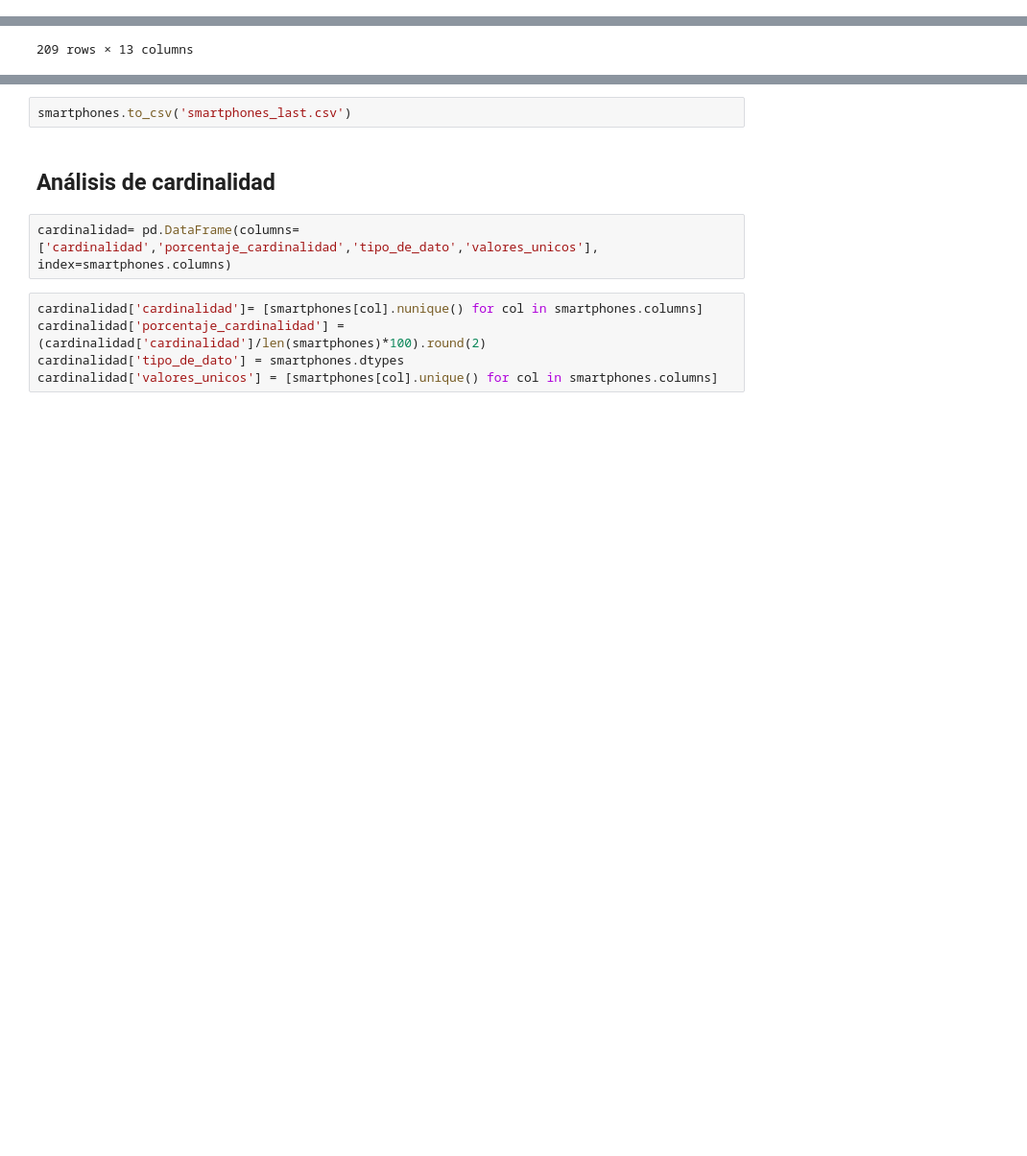
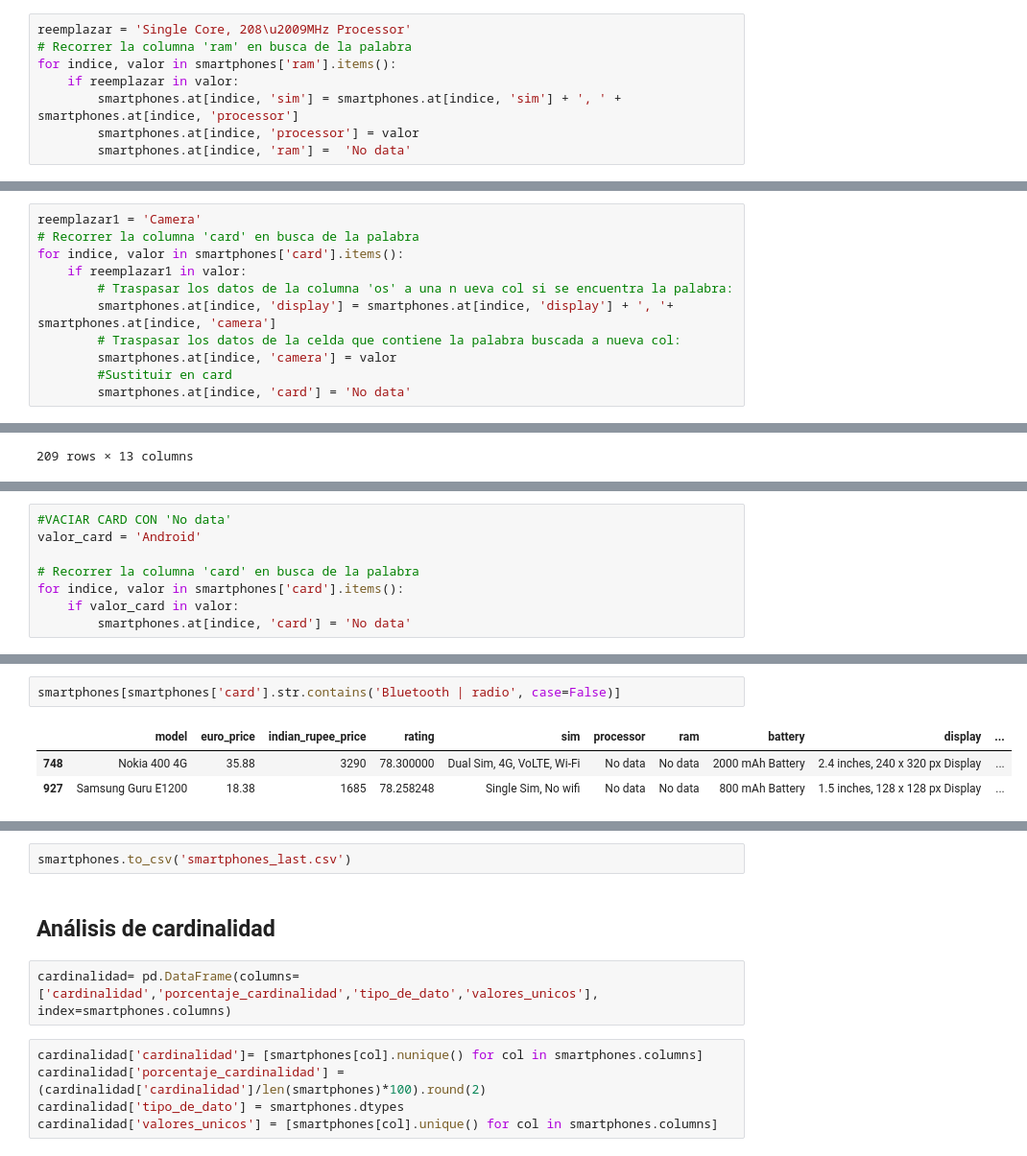
Before and after one commit to LauraGSanchz/EDA_smartphones, a Jupyter notebook: laura_garcia.ipynb, the cells around one changed output, grey strips where cells are left out. Shown: that part at 96% size. Drawn from its saved outputs; the diff is of its cells as text; blank space fills up the shorter version.

```diff
--- a/laura_garcia.ipynb
+++ b/laura_garcia.ipynb
@@ -493,3 +471,11 @@ smartphones.to_csv('smartphones_modified.csv')
+# %%
+reemplazar = 'Single Core, 208\u2009MHz Processor'
+# Recorrer la columna 'ram' en busca de la palabra
+for indice, valor in smartphones['ram'].items():
+    if reemplazar in valor:
+        smartphones.at[indice, 'sim'] = smartphones.at[indice, 'sim'] + ', ' + smartphones.at[indice, 'processor']
+        smartphones.at[indice, 'processor'] = valor
+        smartphones.at[indice, 'ram'] =  'No data'
 # %% [markdown]
 ## Limpieza columna os
 # %%
@@ -615,6 +601,17 @@ smartphones[smartphones['card'].str.contains('camera', case=False)]
 | 943 | Samsung Galaxy Z Fold 4 (12GB RAM... | 1788.54 | 163980 | 78.3 | Dual Sim, 3G, 4G, 5G, VoLTE, Wi-F... | Snapdragon 8+ Gen1, Octa Core, 3.... | 12 GB RAM, 1 TB inbuilt | 4400 mAh Battery with 25W Fast Ch... | 7.6 inches, 1812 x 2176 px, 120 H... | ... |
 | 954 | Vivo X Fold 5G (12GB RAM + 512GB) | 1297.83 | 118990 | 78.3 | Dual Sim, 3G, 4G, 5G, VoLTE, Wi-F... | Snapdragon 8 Gen1, Octa Core, 3 G... | 12 GB RAM, 512 GB inbuilt | 4600 mAh Battery with 66W Fast Ch... | 8.03 inches, 1916 x 2160 px, 120 ... | ... |
 | 1014 | Vivo X Fold 2 | 1308.74 | 119990 | 78.3 | Dual Sim, 3G, 4G, 5G, VoLTE, Wi-F... | Snapdragon 8 Gen2, Octa Core, 3.2... | 12 GB RAM, 256 GB inbuilt | 4800 mAh Battery with 66W Fast Ch... | 8.03 inches, 1916 x 2160 px, 120 ... | ... |
+# %%
+reemplazar1 = 'Camera'
+# Recorrer la columna 'card' en busca de la palabra
+for indice, valor in smartphones['card'].items():
+    if reemplazar1 in valor:
+        # Traspasar los datos de la columna 'os' a una n ueva col si se encuentra la palabra:
+        smartphones.at[indice, 'display'] = smartphones.at[indice, 'display'] + ', '+ smartphones.at[indice, 'camera']
+        # Traspasar los datos de la celda que contiene la palabra buscada a nueva col:
+        smartphones.at[indice, 'camera'] = valor
+        #Sustituir en card
+        smartphones.at[indice, 'card'] = 'No data'
 # %%
 smartphones[smartphones['card'].str.contains('Android', case=False)]
 # %% [output]
@@ -647,0 +641,8 @@ for indice, valor in smartphones['card'].items():
+# %%
+#VACIAR CARD CON 'No data'
+valor_card = 'Android'
+
+# Recorrer la columna 'card' en busca de la palabra
+for indice, valor in smartphones['card'].items():
+    if valor_card in valor:
+        smartphones.at[indice, 'card'] = 'No data'
@@ -647,0 +699,6 @@ for indice, valor in smartphones['card'].items():
+# %%
+smartphones[smartphones['card'].str.contains('Bluetooth | radio', case=False)]
+# %% [output]
+|  | model | euro_price | indian_rupee_price | rating | sim | processor | ram | battery | display | ... |
+| 748 | Nokia 400 4G | 35.88 | 3290 | 78.300000 | Dual Sim, 4G, VoLTE, Wi-Fi | No data | No data | 2000 mAh Battery | 2.4 inches, 240 x 320 px Display | ... |
+| 927 | Samsung Guru E1200 | 18.38 | 1685 | 78.258248 | Single Sim, No wifi | No data | No data | 800 mAh Battery | 1.5 inches, 128 x 128 px Display | ... |
```
Also changed, not shown: parts of 15 cells of this notebook, 1 other file.
